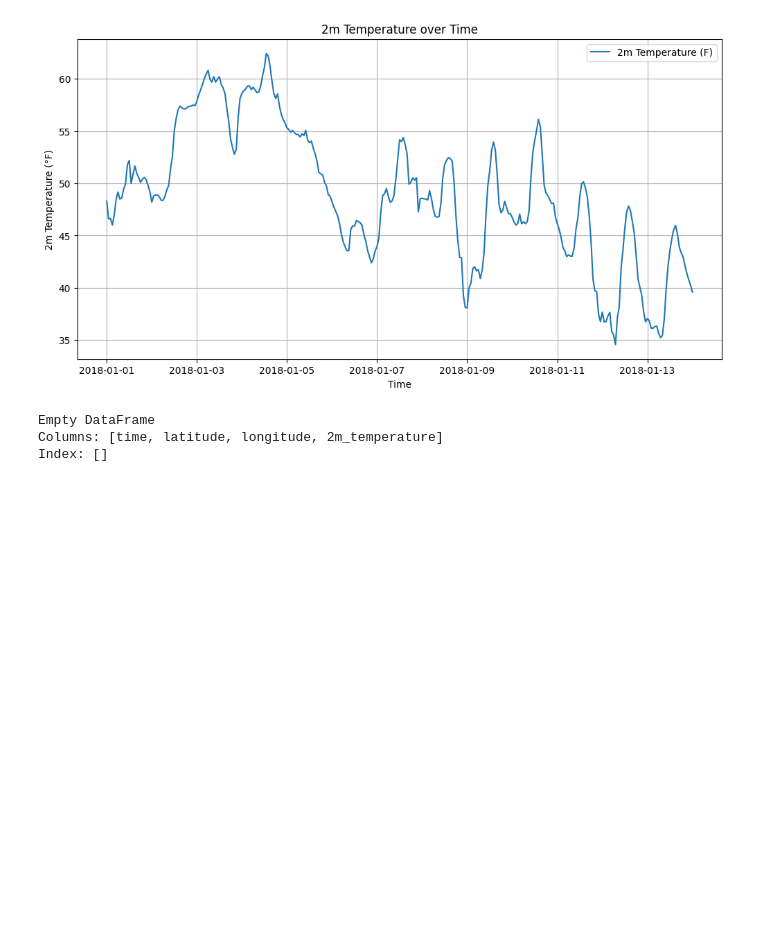
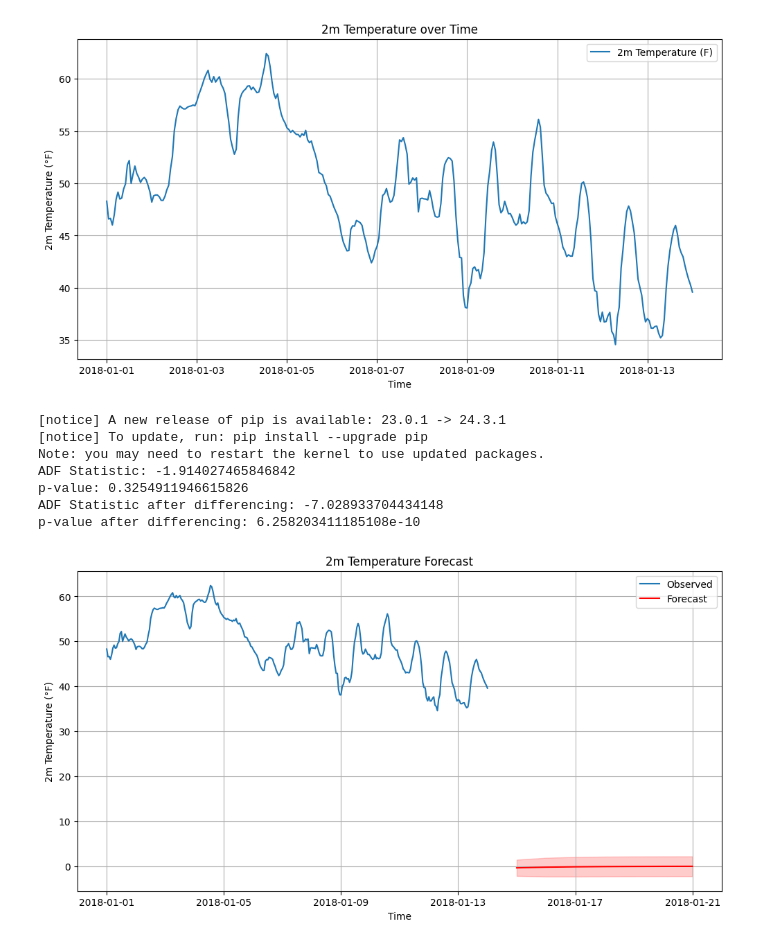
Before and after one commit to wboykinm/ai-sprocket, a Jupyter notebook: arco-era5/arco-era5-explore.ipynb, the cells around one changed output. Drawn from its saved outputs; the diff is of its cells as text; code cells hidden in the pictures; blank space fills up the shorter version.

Commit message:
lol forecast

```diff
--- a/arco-era5/arco-era5-explore.ipynb
+++ b/arco-era5/arco-era5-explore.ipynb
@@ -82,27 +82,58 @@ plt.grid(True)
 plt.show()
 # %% [output]
 [figure]
-# %%
-# Define the geographic bounding box
-bbox = [5.9559,45.818,10.4921,47.8084] # Switzerland
-lat_min, lat_max = bbox[1], bbox[3]
-lon_min, lon_max = bbox[0], bbox[2]
-
-time_filtered = ds['2m_temperature'].sel(time=slice(time_start, time_end))
-print(time_filtered)
-
-# Extract the 2m_temperature data within the bounding box and time range
-# First, select the latitude and longitude ranges separately
-t2m_bounding_box_lat = time_filtered.sel(latitude=slice(lat_min, lat_max))
-t2m_bounding_box = t2m_bounding_box_lat.sel(longitude=slice(lon_min, lon_max))
-
-# Then, use the method='nearest' argument for the final selection
-t2m_bounding_box = t2m_bounding_box.sel(method='nearest')
-
-# Convert to dataframe
-t2m_bounding_box_df = t2m_bounding_box.to_dataframe().reset_index()
-print(t2m_bounding_box_df.head())
-# %% [output]
-Empty DataFrame
-Columns: [time, latitude, longitude, 2m_temperature]
-Index: []
+# %%
+# Install statsmodels for ARIMA
+%pip install -q statsmodels
+
+from statsmodels.tsa.arima.model import ARIMA
+from statsmodels.tsa.stattools import adfuller
+
+# Check for stationarity using the Augmented Dickey-Fuller test
+result = adfuller(t2m_df['2m_temperature_F'])
+print('ADF Statistic:', result[0])
+print('p-value:', result[1])
+
+# Perform differencing to make the time series stationary
+t2m_df['2m_temperature_F_diff'] = t2m_df['2m_temperature_F'].diff()
+
+# Check for stationarity after differencing
+result_diff = adfuller(t2m_df['2m_temperature_F_diff'].dropna())
+print('ADF Statistic after differencing:', result_diff[0])
+print('p-value after differencing:', result_diff[1])
+
+# Fit an ARIMA model to the differenced time series
+model = ARIMA(t2m_df['2m_temperature_F_diff'].dropna(), order=(1, 0, 0))
+model_fit = model.fit()
+
+# Forecast the next 7 days
+forecast = model_fit.get_forecast(steps=7)
+forecast_mean = forecast.predicted_mean
+forecast_ci = forecast.conf_int()
+
+# Create a datetime index for the forecasted values
+last_date = t2m_df['time'].iloc[-1]
+forecast_dates = [last_date + timedelta(days=i) for i in range(1, 8)]
+forecast_mean.index = forecast_dates
+forecast_ci.index = forecast_dates
+
+# Plot the forecasted values
+plt.figure(figsize=(12, 6))
+plt.plot(t2m_df['time'], t2m_df['2m_temperature_F'], label='Observed')
+plt.plot(forecast_mean.index, forecast_mean, color='red', label='Forecast')
+plt.fill_between(forecast_ci.index, forecast_ci.iloc[:, 0], forecast_ci.iloc[:, 1], color='red', alpha=0.2)
+plt.xlabel('Time')
+plt.ylabel('2m Temperature (°F)')
+plt.title('2m Temperature Forecast')
+plt.legend()
+plt.grid(True)
+plt.show()
+# %% [output]
+[notice] A new release of pip is available: 23.0.1 -> 24.3.1
+[notice] To update, run: pip install --upgrade pip
+Note: you may need to restart the kernel to use updated packages.
+ADF Statistic: -1.914027465846842
+p-value: 0.3254911946615826
+ADF Statistic after differencing: -7.028933704434148
+p-value after differencing: 6.258203411185108e-10
+[figure, added]
```
